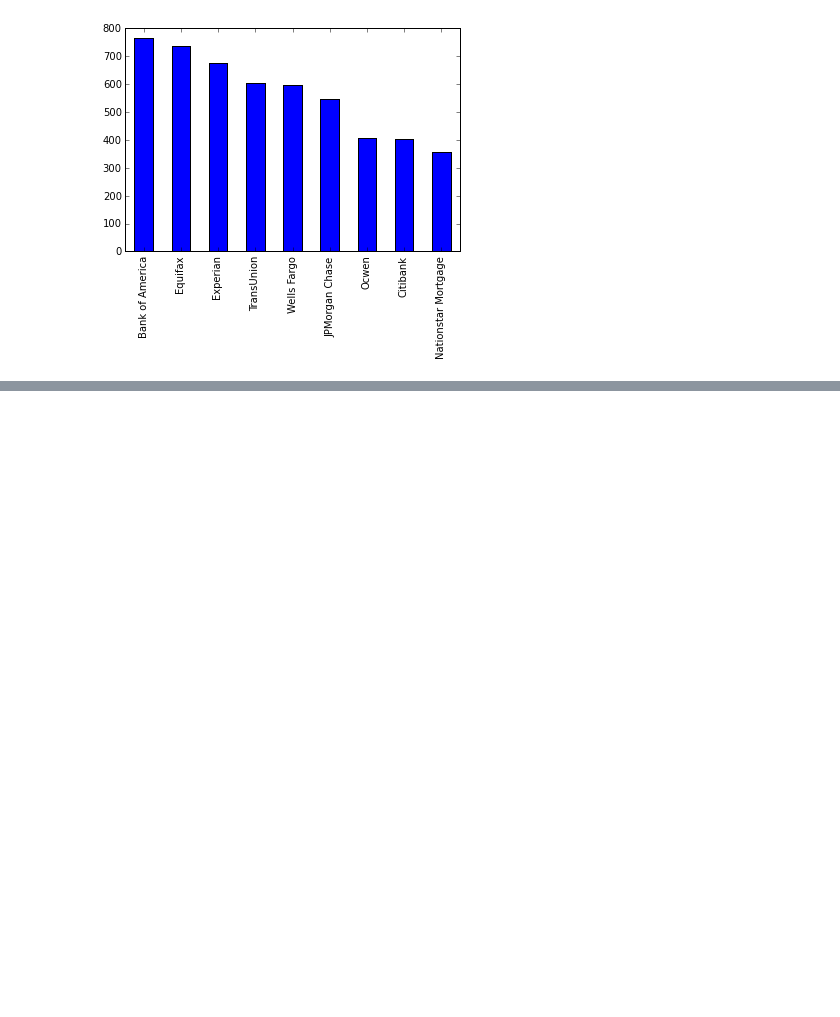
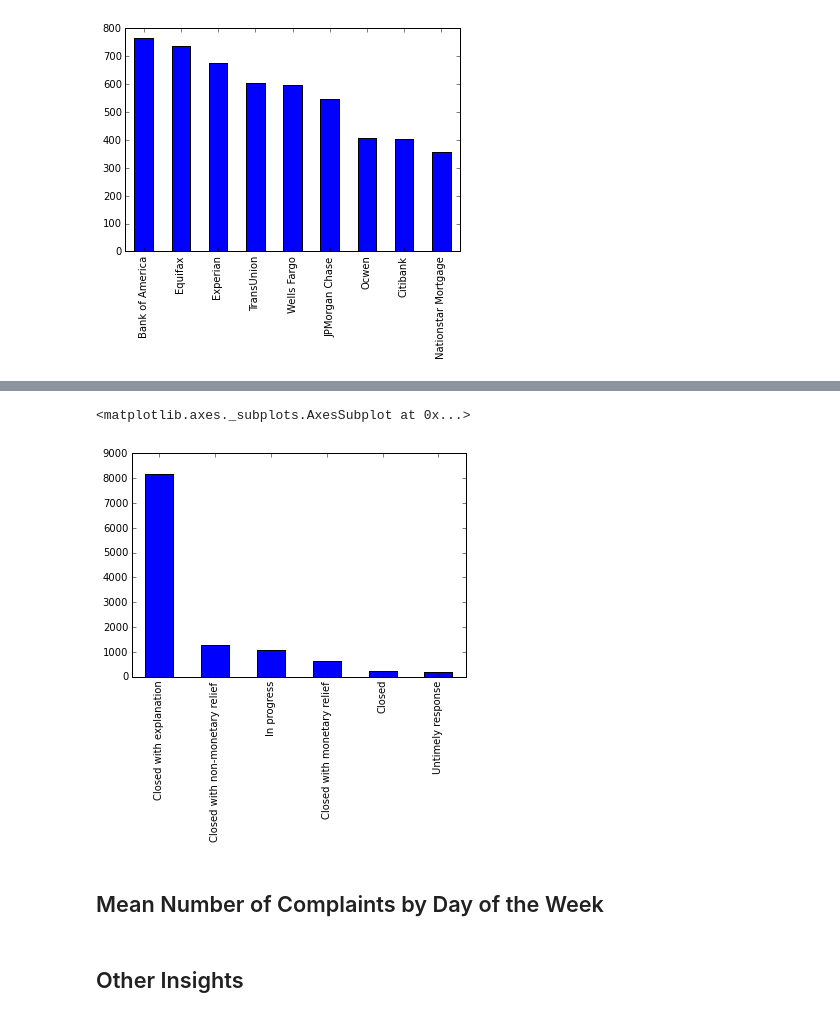
Before and after one commit to TylerKotkin/consumer-complaints, a Jupyter notebook: consumer_complaints.ipynb, the cells around one changed output, grey strips where cells are left out. Saved outputs shown, nothing was run; the diff lists cells and outputs as text; code cells hidden in the pictures; blank space fills up the shorter version.

Commit message:
first 3 graphs added

```diff
--- a/consumer_complaints.ipynb
+++ b/consumer_complaints.ipynb
@@ -69,0 +76,2 @@ top_ten_companies.plot(kind='bar')
+# %%
+company_response = complaints['Company response']
@@ -69,0 +88,9 @@ top_ten_companies.plot(kind='bar')
+# %%
+company_response.value_counts().plot(kind='bar')
+# %% [output]
+<matplotlib.axes._subplots.AxesSubplot at 0x...>
+[figure, added]
+# %% [markdown]
+## Mean Number of Complaints by Day of the Week
+# %% [markdown]
+## Other Insights
```
Also changed, not shown: parts of 4 cells of this notebook.
